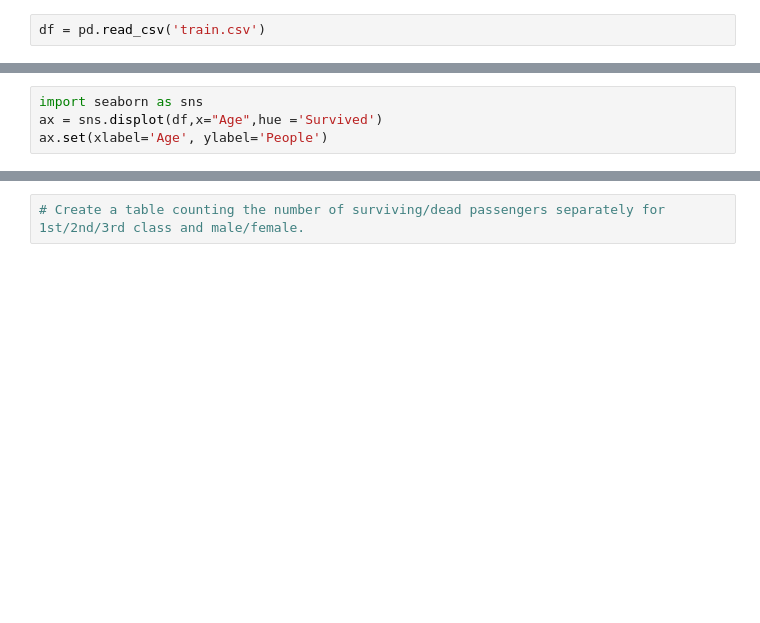
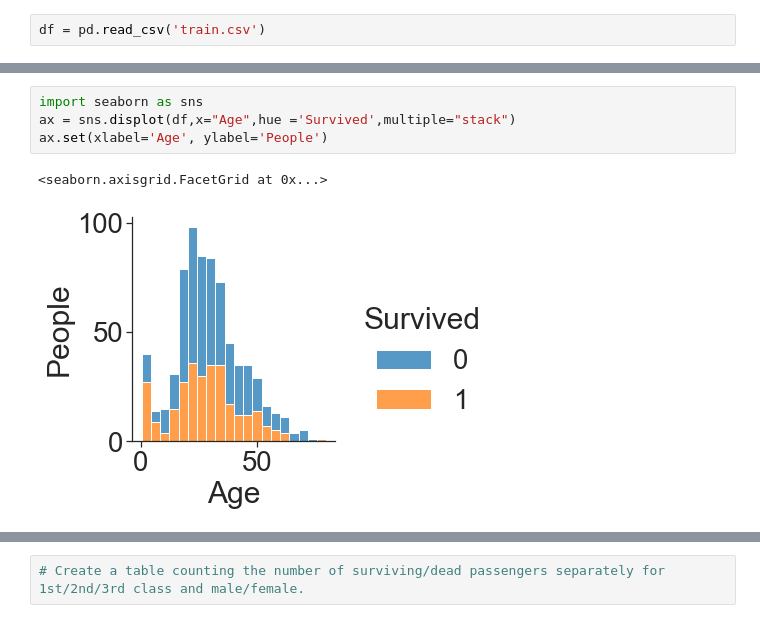
Before and after one commit to RosiNantis/Projects_from_Spiced_personal, a Jupyter notebook: Week_2/spiced_encounters/2.1.machine_learning/explore_data_train.ipynb, the cells around one changed output, grey strips where cells are left out. Drawn from its saved outputs; the diff is of its cells as text; blank space fills up the shorter version.

```diff
--- a/Week_2/spiced_encounters/2.1.machine_learning/explore_data_train.ipynb
+++ b/Week_2/spiced_encounters/2.1.machine_learning/explore_data_train.ipynb
@@ -48,4 +133,7 @@ df.head()
 # %%
 import seaborn as sns
-ax = sns.displot(df,x="Age",hue ='Survived')
+ax = sns.displot(df,x="Age",hue ='Survived',multiple="stack")
 ax.set(xlabel='Age', ylabel='People')
+# %% [output]
+<seaborn.axisgrid.FacetGrid at 0x...>
+[figure, added]
```
Also changed, not shown: parts of 21 cells of this notebook, 10 other files.
